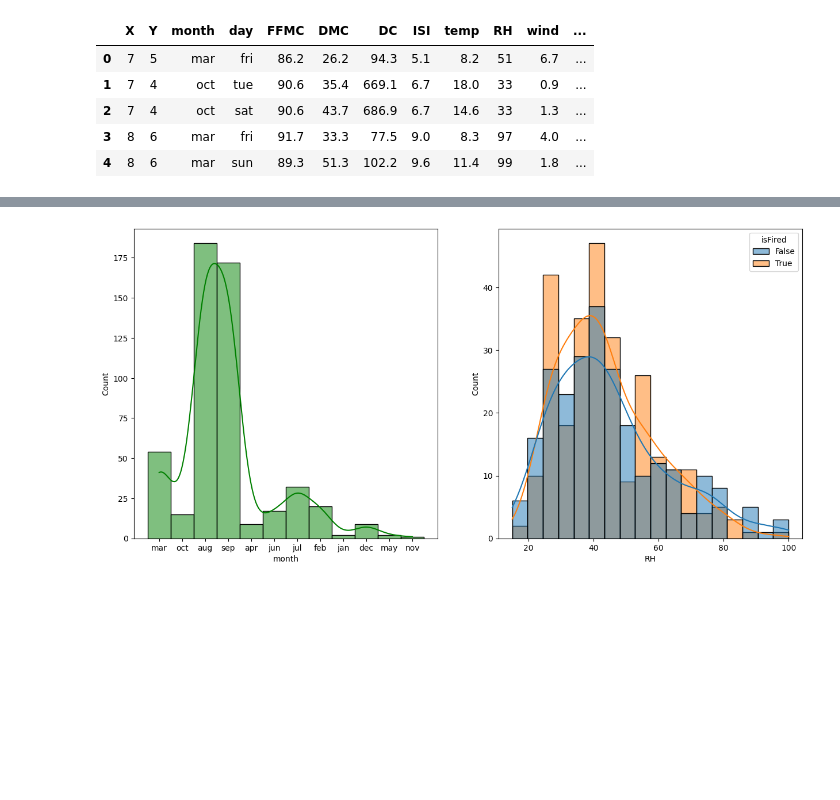
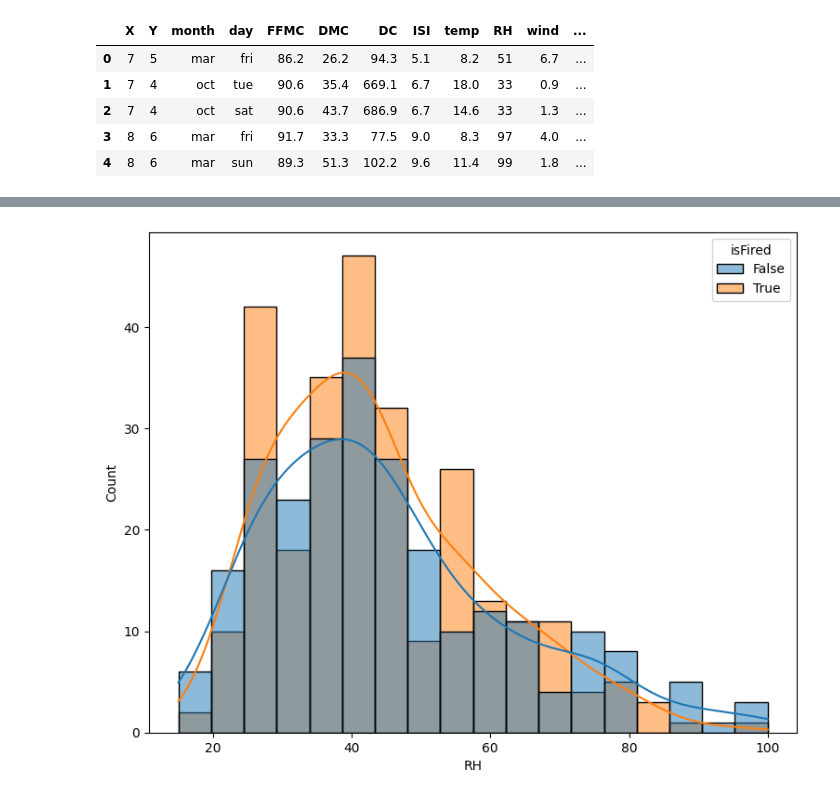
Before and after one commit to YusufSonmezz/fire_detection_system, a Jupyter notebook: Machine Learning Model/notebook/EDA_FIRE_DATASET.ipynb, the cells around one changed output, grey strips where cells are left out. Drawn from its saved outputs; the diff is of its cells as text; code cells hidden in the pictures; blank space fills up the shorter version.

```diff
--- a/Machine Learning Model/notebook/EDA_FIRE_DATASET.ipynb
+++ b/Machine Learning Model/notebook/EDA_FIRE_DATASET.ipynb
@@ -187,9 +187,6 @@ plt.show()
 # %%
-fig, axs = plt.subplots(1, 2, figsize=(15, 7))
-plt.subplot(121)
-sns.histplot(data=df,x='month',bins=10,kde=True,color='g')
-plt.subplot(122)
+fig, axs = plt.subplots(1, figsize=(9, 7))
 sns.histplot(data=df,x='RH',kde=True,hue='isFired')
 plt.show()
 # %% [output]
-[figure, old version]
+[figure, new version]
```
Also changed, not shown: parts of 4 cells of this notebook, 5 other files.
